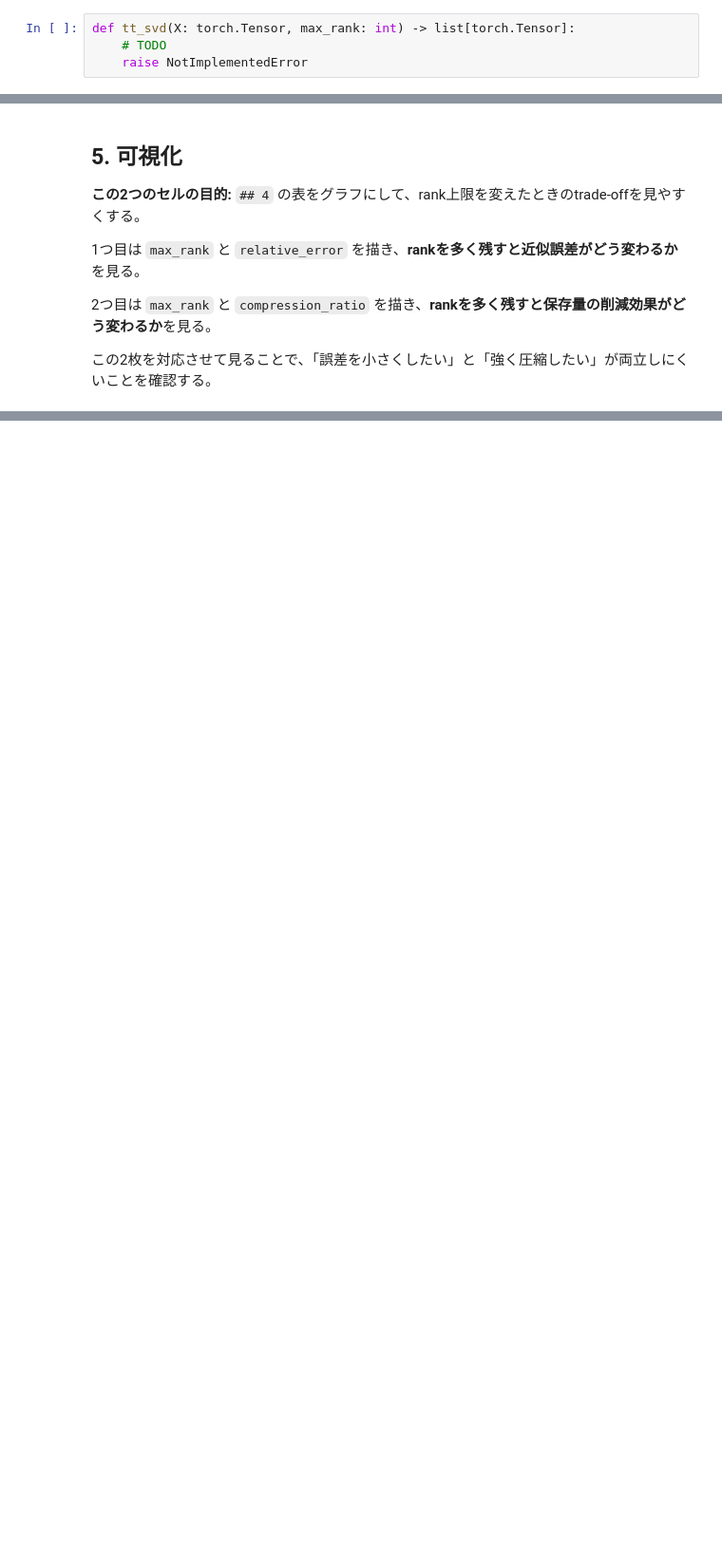
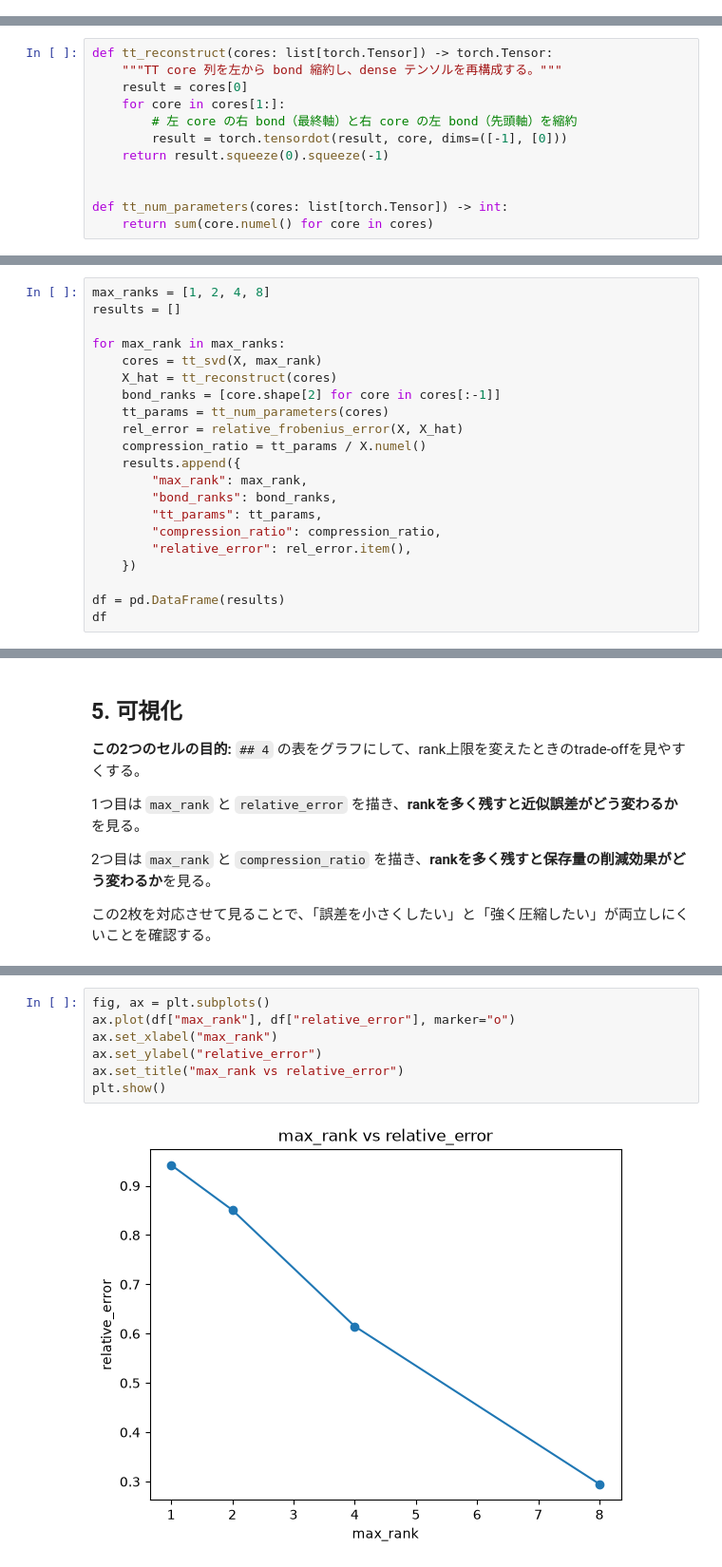
Before and after one commit to astrare2480/nn-compression-svd-dmrg, a Jupyter notebook: notebooks/30_tt_mps/00_fundamentals/02_truncation_error_tradeoff.ipynb, the cells around one changed output, grey strips where cells are left out. Shown at 95% size. Drawn from its saved outputs; the diff is of its cells as text; blank space fills up the shorter version.

Commit message:
02_truncation_error_tradeoff

```diff
--- a/notebooks/30_tt_mps/00_fundamentals/02_truncation_error_tradeoff.ipynb
+++ b/notebooks/30_tt_mps/00_fundamentals/02_truncation_error_tradeoff.ipynb
@@ -57,7 +58,3 @@ tt_svd(X, max_rank)
 \]
 
 とする。
-# %%
-def tt_svd(X: torch.Tensor, max_rank: int) -> list[torch.Tensor]:
-    # TODO
-    raise NotImplementedError
@@ -94,3 +137,15 @@ def tt_num_parameters(cores: list[torch.Tensor]) -> int:
+# %%
+def tt_reconstruct(cores: list[torch.Tensor]) -> torch.Tensor:
+    """TT core 列を左から bond 縮約し、dense テンソルを再構成する。"""
+    result = cores[0]
+    for core in cores[1:]:
+        # 左 core の右 bond（最終軸）と右 core の左 bond（先頭軸）を縮約
+        result = torch.tensordot(result, core, dims=([-1], [0]))
+    return result.squeeze(0).squeeze(-1)
+
+
+def tt_num_parameters(cores: list[torch.Tensor]) -> int:
+    return sum(core.numel() for core in cores)
 # %% [markdown]
 ## 4. rank sweep
 
@@ -119,0 +165,21 @@ df
+# %%
+max_ranks = [1, 2, 4, 8]
+results = []
+
+for max_rank in max_ranks:
+    cores = tt_svd(X, max_rank)
+    X_hat = tt_reconstruct(cores)
+    bond_ranks = [core.shape[2] for core in cores[:-1]]
+    tt_params = tt_num_parameters(cores)
+    rel_error = relative_frobenius_error(X, X_hat)
+    compression_ratio = tt_params / X.numel()
+    results.append({
+        "max_rank": max_rank,
+        "bond_ranks": bond_ranks,
+        "tt_params": tt_params,
+        "compression_ratio": compression_ratio,
+        "relative_error": rel_error.item(),
+    })
+
+df = pd.DataFrame(results)
+df
@@ -133,0 +202,9 @@ df
+# %%
+fig, ax = plt.subplots()
+ax.plot(df["max_rank"], df["relative_error"], marker="o")
+ax.set_xlabel("max_rank")
+ax.set_ylabel("relative_error")
+ax.set_title("max_rank vs relative_error")
+plt.show()
+# %% [output]
+[figure, added]
```
Also changed, not shown: parts of 9 cells of this notebook.
